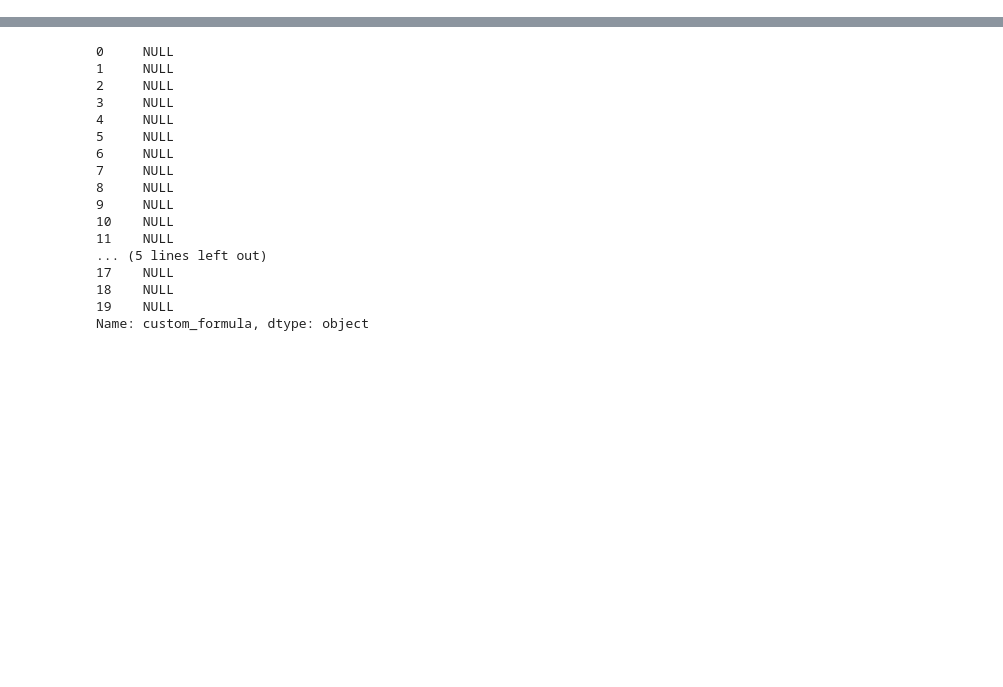
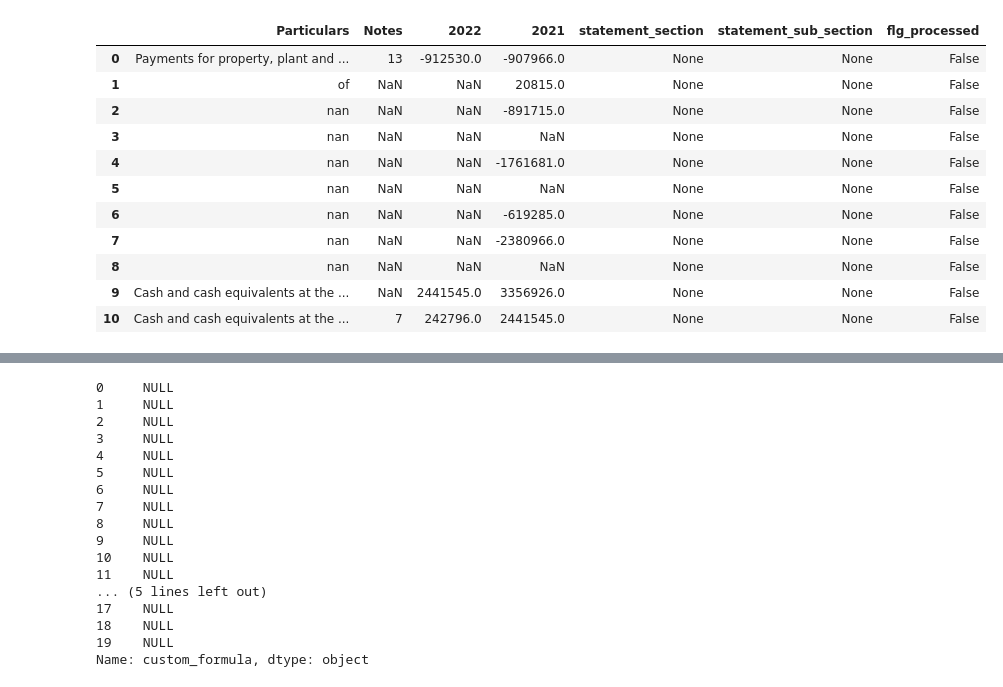
Before and after one commit to AI-paltan/main_page_processing, a Jupyter notebook: CCF_maping.ipynb, the cells around one changed output, grey strips where cells are left out. Drawn from its saved outputs; the diff is of its cells as text; code cells hidden in the pictures; blank space fills up the shorter version.

```diff
--- a/CCF_maping.ipynb
+++ b/CCF_maping.ipynb
@@ -85,3 +77,18 @@ obj_ccf_mapping.df_response
+# %%
+ccf_dict[8]
+# %% [output]
+|  | Particulars | Notes | 2022 | 2021 | statement_section | statement_sub_section | flg_processed |
+| 0 | Payments for property, plant and ... | 13 | -912530.0 | -907966.0 | None | None | False |
+| 1 | of | NaN | NaN | 20815.0 | None | None | False |
+| 2 | nan | NaN | NaN | -891715.0 | None | None | False |
+| 3 | nan | NaN | NaN | NaN | None | None | False |
+| 4 | nan | NaN | NaN | -1761681.0 | None | None | False |
+| 5 | nan | NaN | NaN | NaN | None | None | False |
+| 6 | nan | NaN | NaN | -619285.0 | None | None | False |
+| 7 | nan | NaN | NaN | -2380966.0 | None | None | False |
+| 8 | nan | NaN | NaN | NaN | None | None | False |
+| 9 | Cash and cash equivalents at the ... | NaN | 2441545.0 | 3356926.0 | None | None | False |
+| 10 | Cash and cash equivalents at the ... | 7 | 242796.0 | 2441545.0 | None | None | False |
 # %%
 from database import get_db, get_db1
 # %%
```
Also changed, not shown: parts of 5 cells of this notebook, 14 other files.
